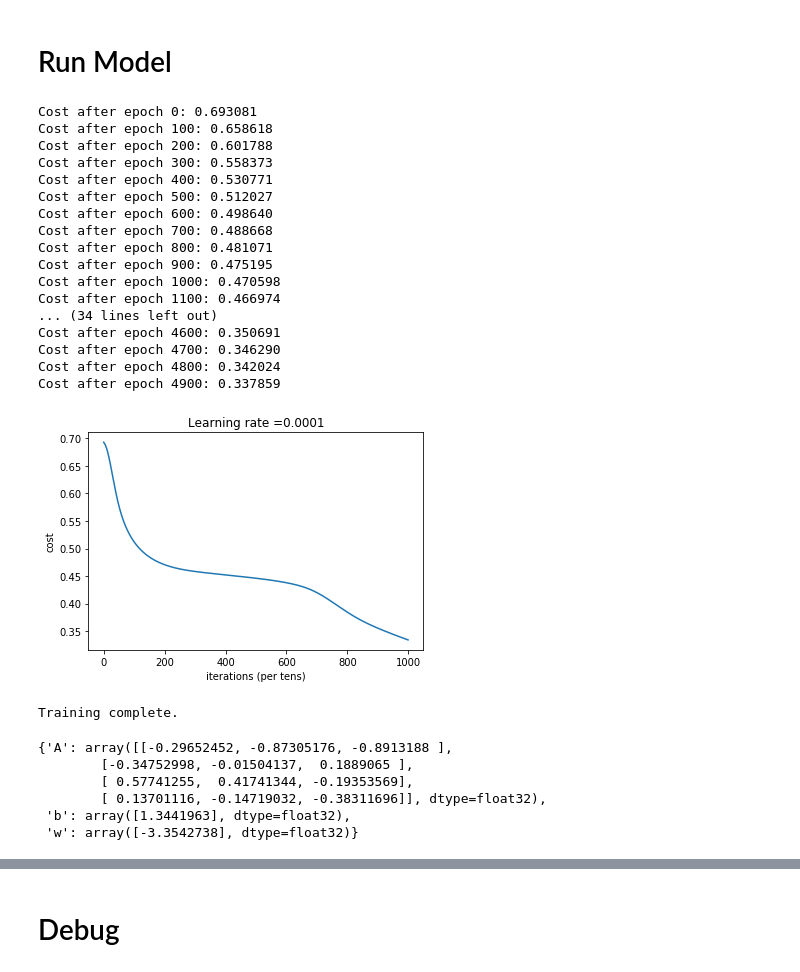
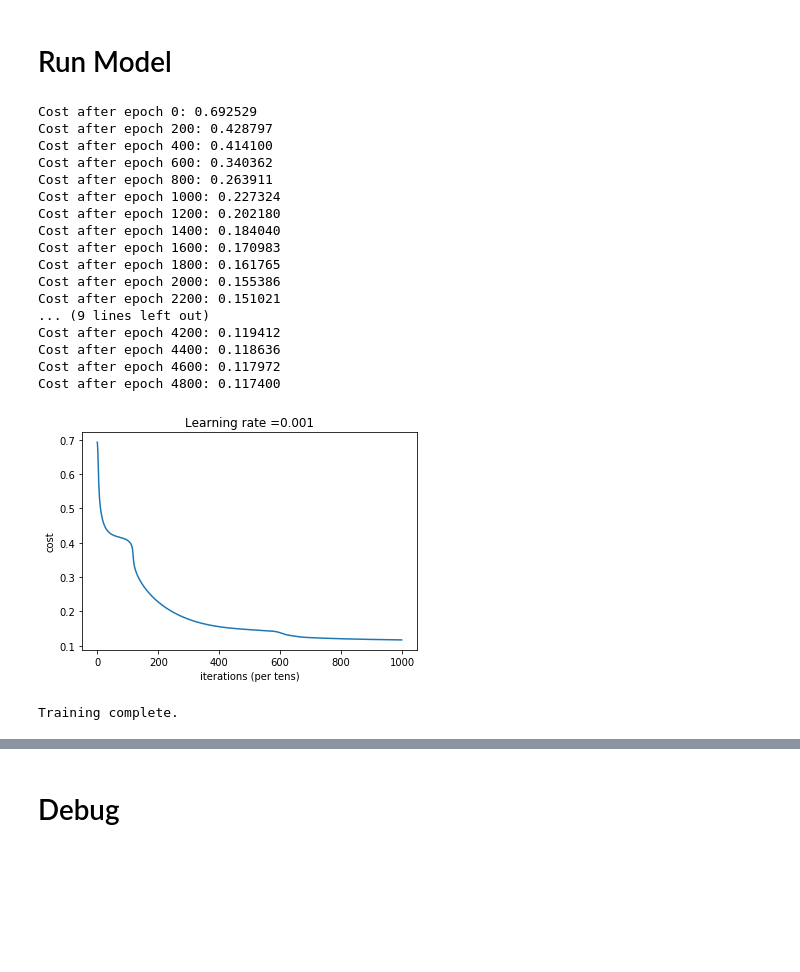
Before and after one commit to chrismbryant/anchor-vector-optimization, a Jupyter notebook: w2v test.ipynb, the cells around one changed output, grey strips where cells are left out. Saved outputs shown, nothing was run; the diff lists cells and outputs as text; code cells hidden in the pictures; blank space fills up the shorter version.

```diff
--- a/w2v test.ipynb
+++ b/w2v test.ipynb
@@ -371,7 +375,7 @@ def model(X_train,
                 _ , minibatch_cost = sess.run([optimizer, cost], feed_dict={X: minibatch_X, Y: minibatch_Y})
                 epoch_cost += minibatch_cost / num_minibatches
 
-            if print_cost == True and epoch % 100 == 0:
+            if print_cost == True and epoch % 200 == 0:
                 print ("Cost after epoch %i: %f" % (epoch, epoch_cost))
             if print_cost == True and epoch % 5 == 0:
                 costs.append(epoch_cost)
@@ -391,33 +395,30 @@ def model(X_train,
 # %% [markdown]
 # Run Model
 # %%
-pred, params = model(X_train, Y_train, X_test, Y_test, k = 4, num_epochs = 5000)
+pred, params = model(X_train,
+                     Y_train,
+                     X_test,
+                     Y_test,
+                     k = 4,
+                     learning_rate = 0.001,
+                     num_epochs = 5000)
 # %% [output]
-Cost after epoch 0: 0.693081
-Cost after epoch 100: 0.658618
-Cost after epoch 200: 0.601788
-Cost after epoch 300: 0.558373
-Cost after epoch 400: 0.530771
-Cost after epoch 500: 0.512027
-Cost after epoch 600: 0.498640
-Cost after epoch 700: 0.488668
-Cost after epoch 800: 0.481071
-Cost after epoch 900: 0.475195
-Cost after epoch 1000: 0.470598
-Cost after epoch 1100: 0.466974
-... (34 lines left out)
-Cost after epoch 4600: 0.350691
-Cost after epoch 4700: 0.346290
-Cost after epoch 4800: 0.342024
-Cost after epoch 4900: 0.337859
+Cost after epoch 0: 0.692529
+Cost after epoch 200: 0.428797
+Cost after epoch 400: 0.414100
+Cost after epoch 600: 0.340362
+Cost after epoch 800: 0.263911
+Cost after epoch 1000: 0.227324
+Cost after epoch 1200: 0.202180
+Cost after epoch 1400: 0.184040
+Cost after epoch 1600: 0.170983
+Cost after epoch 1800: 0.161765
+Cost after epoch 2000: 0.155386
+Cost after epoch 2200: 0.151021
+... (9 lines left out)
+Cost after epoch 4200: 0.119412
+Cost after epoch 4400: 0.118636
+Cost after epoch 4600: 0.117972
+Cost after epoch 4800: 0.117400
-[figure, old version]
+[figure, new version]
 Training complete.
-# %%
-params
-# %% [output]
-{'A': array([[-0.29652452, -0.87305176, -0.8913188 ],
-        [-0.34752998, -0.01504137,  0.1889065 ],
-        [ 0.57741255,  0.41741344, -0.19353569],
-        [ 0.13701116, -0.14719032, -0.38311696]], dtype=float32),
- 'b': array([1.3441963], dtype=float32),
- 'w': array([-3.3542738], dtype=float32)}
```
Also changed, not shown: parts of 13 cells of this notebook.
